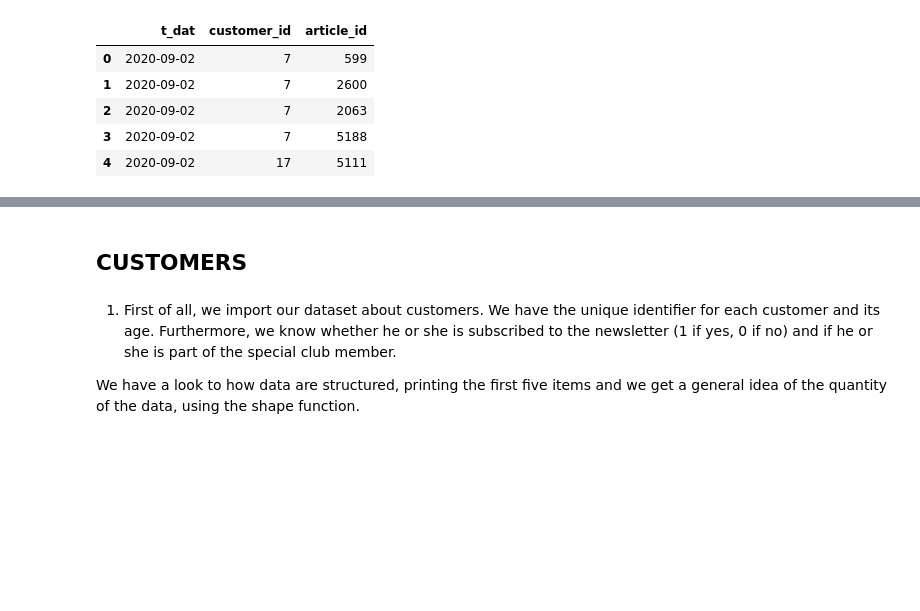
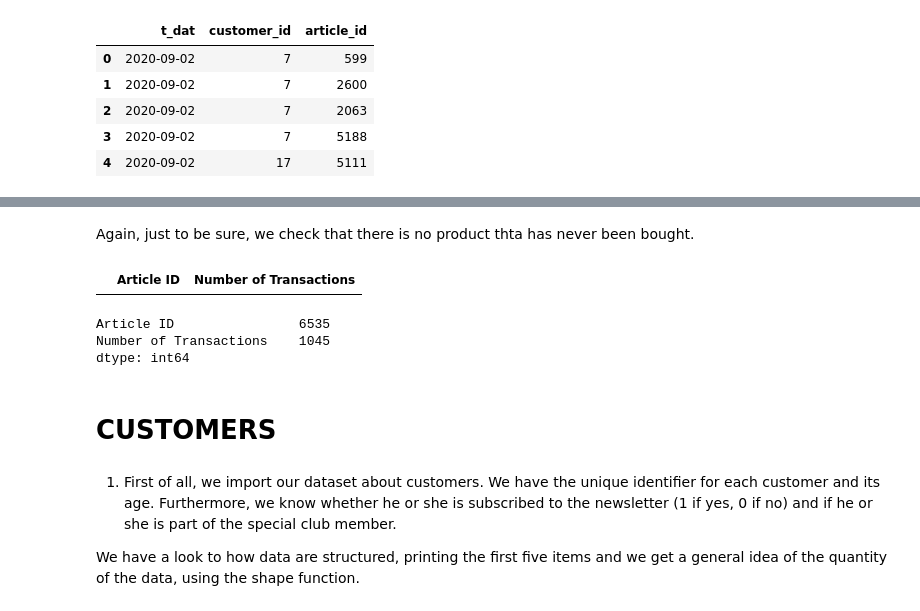
Before and after one commit to alessiabresolin/275601, a Jupyter notebook: project.ipynb, the cells around one changed output, grey strips where cells are left out. Drawn from its saved outputs; the diff is of its cells as text; code cells hidden in the pictures; blank space fills up the shorter version.

```diff
--- a/project.ipynb
+++ b/project.ipynb
@@ -17,5 +73,17 @@ transactions.head()
+# %% [markdown]
+Again, just to be sure, we check that there is no product thta has never been bought.
+# %%
+article_transactions_count_df[article_transactions_count_df['Number of Transactions'] == '0']
+# %% [output]
+|  | Article ID | Number of Transactions |
+# %%
+article_transactions_count_df.max()
+# %% [output]
+Article ID                6535
+Number of Transactions    1045
+dtype: int64
 # %% [markdown]
-## CUSTOMERS
+# CUSTOMERS
 # %% [markdown]
 1) First of all, we import our dataset about customers. We have the unique identifier for each customer and its age. Furthermore, we know whether he or she is subscribed to the newsletter (1 if yes, 0 if no) and if he or she is part of the special club member.
 
```
Also changed, not shown: parts of 13 cells of this notebook.
